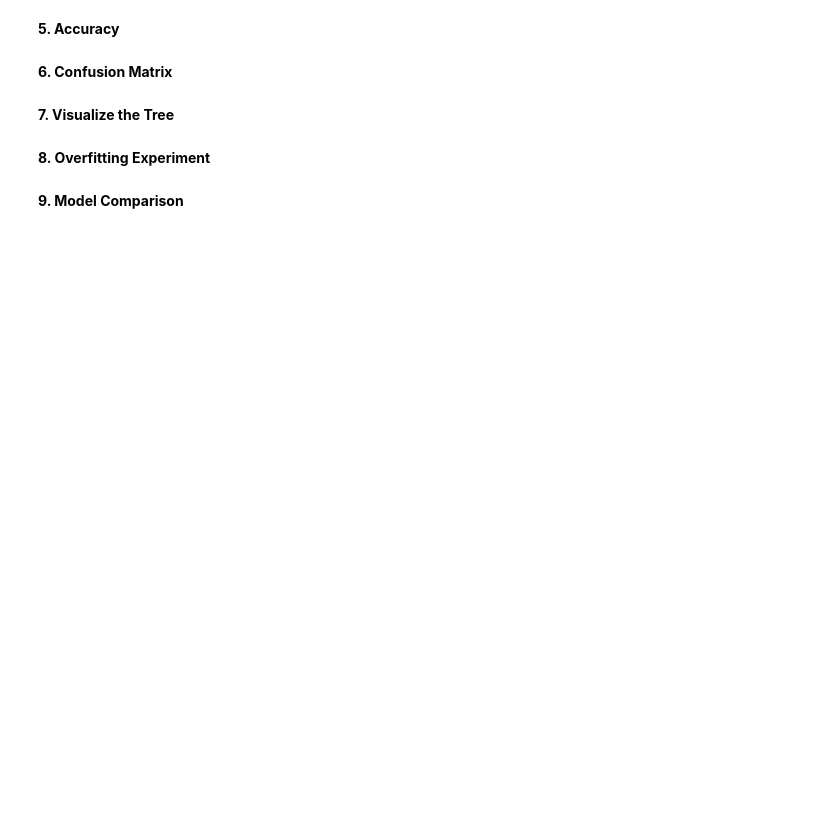
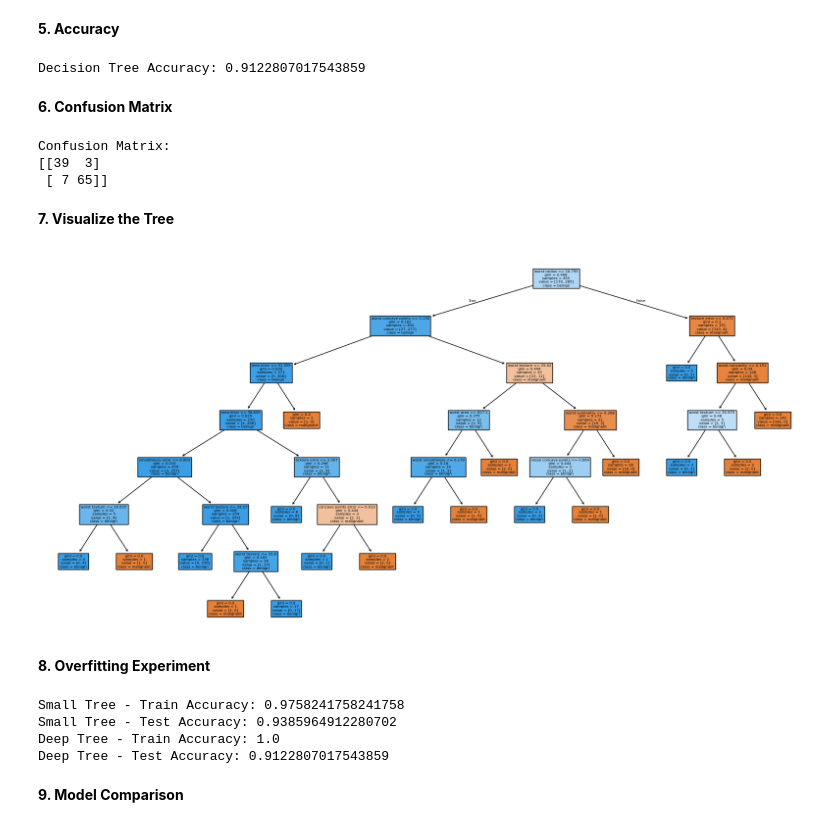
Before and after one commit to jessicasinha/Pulse-Pressure-and-Cardiovascular-Risk-MIMIC-IV, a Jupyter notebook: ML_Lesson1_StudentCopy.ipynb, the cells around one changed output. Drawn from its saved outputs; the diff is of its cells as text; code cells hidden in the pictures; blank space fills up the shorter version.

```diff
--- a/ML_Lesson1_StudentCopy.ipynb
+++ b/ML_Lesson1_StudentCopy.ipynb
@@ -104,12 +112,80 @@ DecisionTreeClassifier(random_state=42)
 # %% [markdown]
 **5. Accuracy**
+# %%
+from sklearn.metrics import accuracy_score
+
+# Calculate the accuracy of the model
+# Accuracy = number of correct predictions / total predictions
+accuracy = accuracy_score(y_test, y_pred)
+
+# Print the accuracy score
+print("Decision Tree Accuracy:", accuracy)
+# %% [output]
+Decision Tree Accuracy: 0.9122807017543859
 # %% [markdown]
 **6. Confusion Matrix**
+# %%
+from sklearn.metrics import confusion_matrix
+
+# Create the confusion matrix
+# Rows = actual values, columns = predicted values
+cm = confusion_matrix(y_test, y_pred)
+
+# Print the confusion matrix
+print("Confusion Matrix:")
+print(cm)
+# %% [output]
+Confusion Matrix:
+[[39  3]
+ [ 7 65]]
 # %% [markdown]
 **7. Visualize the Tree**
+# %%
+import matplotlib.pyplot as plt
+from sklearn.tree import plot_tree
+
+# Create a large figure so the tree is easier to read
+plt.figure(figsize=(20, 10))
+
+# Plot the trained decision tree
+plot_tree(
+    tree_model,
+    feature_names=X.columns,
+    class_names=["malignant", "benign"],
+    filled=True
+)
+
+# Show the tree plot
+plt.show()
+# %% [output]
+[figure, added]
 # %% [markdown]
 
 **8. Overfitting Experiment**
+# %%
+from sklearn.tree import DecisionTreeClassifier
+
+# Create a small tree with limited depth
+# This helps reduce overfitting
+small_tree = DecisionTreeClassifier(max_depth=3, random_state=42)
+small_tree.fit(X_train, y_train)
+
+# Create a deep tree with no depth limit
+# This may overfit the training data
+deep_tree = DecisionTreeClassifier(random_state=42)
+deep_tree.fit(X_train, y_train)
+
+# Print training and testing accuracy for both models
+print("Small Tree - Train Accuracy:", small_tree.score(X_train, y_train))
+print("Small Tree - Test Accuracy:", small_tree.score(X_test, y_test))
+
+print("Deep Tree - Train Accuracy:", deep_tree.score(X_train, y_train))
+print("Deep Tree - Test Accuracy:", deep_tree.score(X_test, y_test))
+# %% [output]
+Small Tree - Train Accuracy: 0.9758241758241758
+Small Tree - Test Accuracy: 0.9385964912280702
+Deep Tree - Train Accuracy: 1.0
+Deep Tree - Test Accuracy: 0.9122807017543859
 # %% [markdown]
 
 **9. Model Comparison**
```
Also changed, not shown: parts of 2 cells of this notebook.
